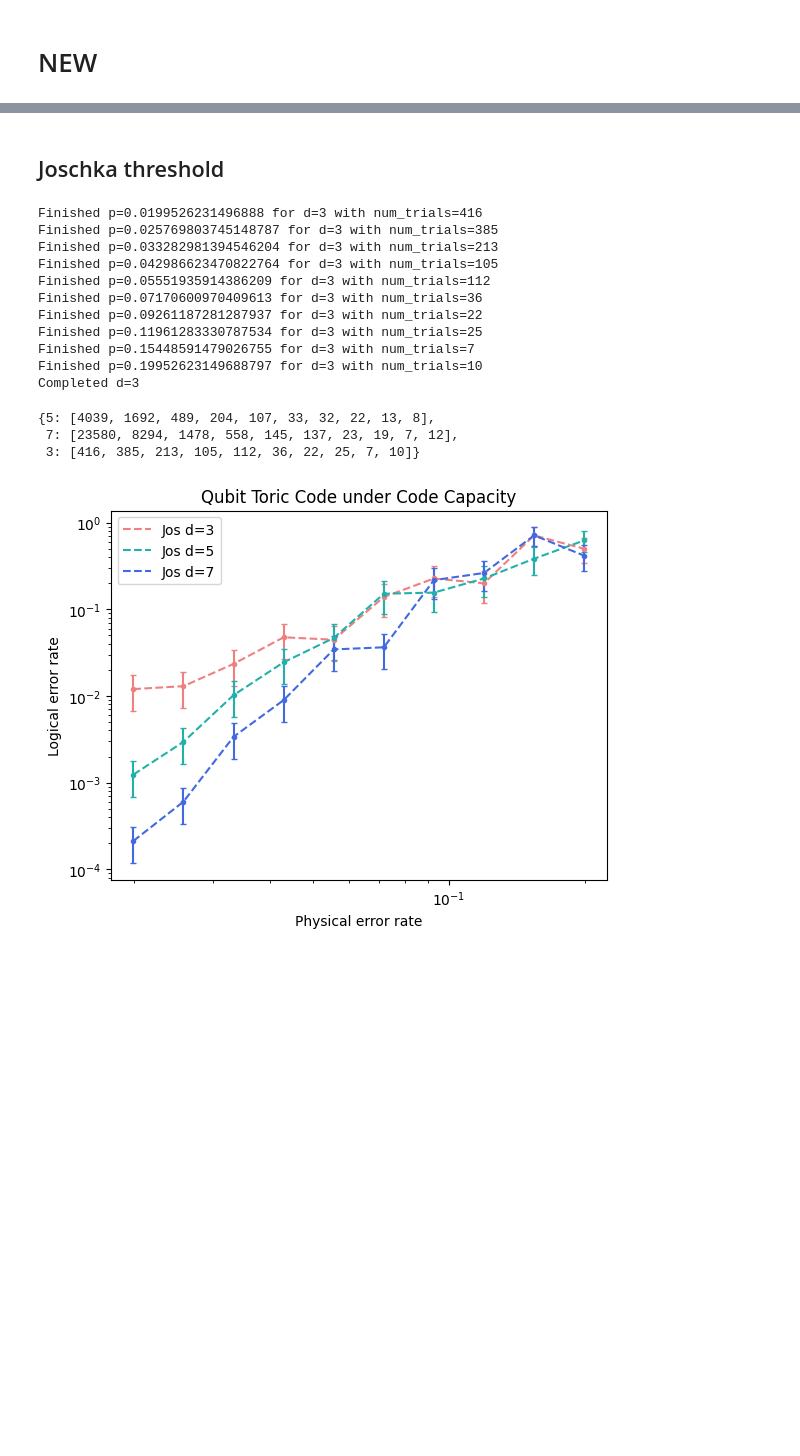
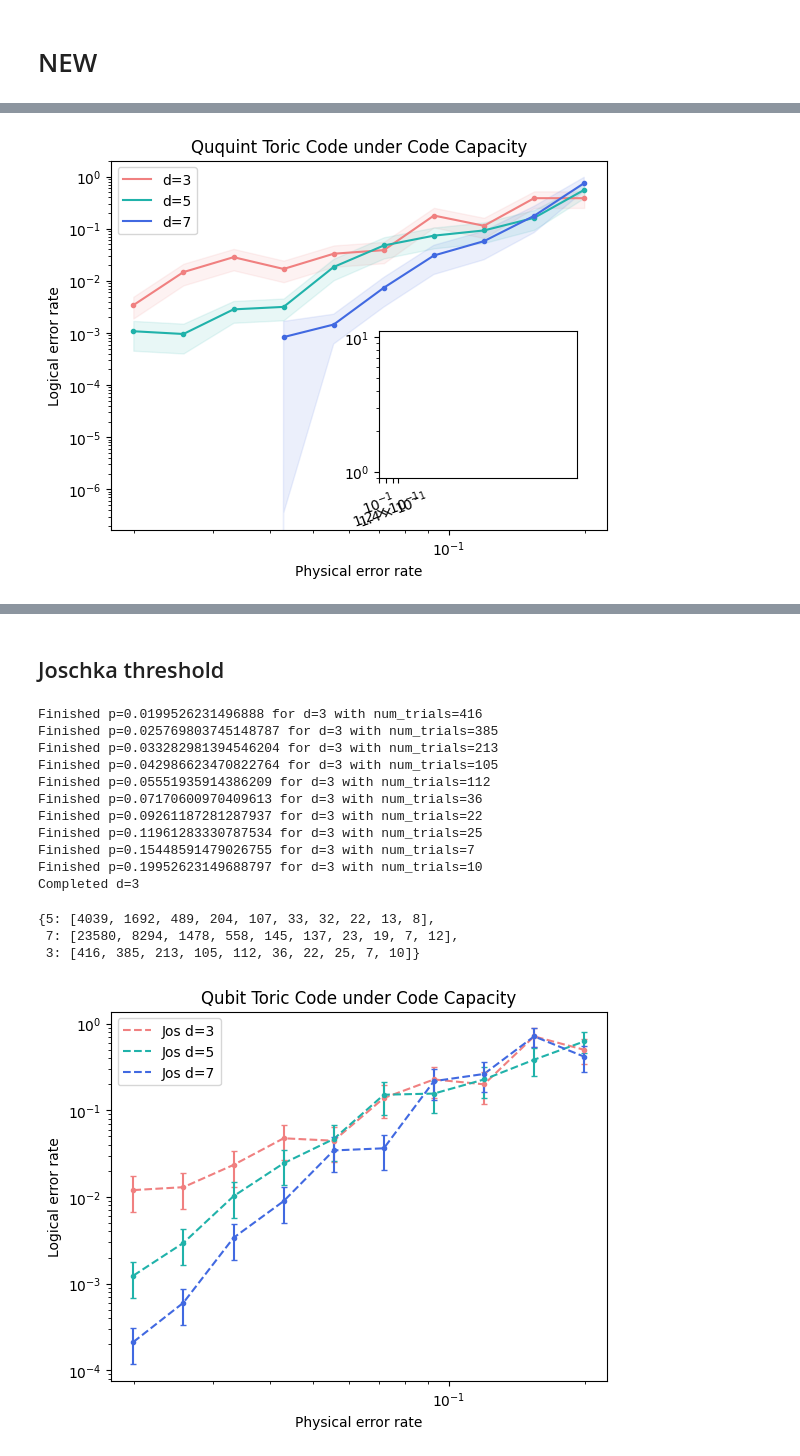
Before and after one commit to e-kneip/bbqudit, a Jupyter notebook: bbq/last_chance.ipynb, the cells around one changed output, grey strips where cells are left out. Cells and saved outputs as stored; diff of their text form; code cells hidden in the pictures; blank space fills up the shorter version.

```diff
--- a/bbq/last_chance.ipynb
+++ b/bbq/last_chance.ipynb
@@ -60,0 +153,65 @@ plt.title('Qudit Toric Code (3x3) under Code Capacity');
+# %%
+results = {3: [1467, 340, 176, 296, 151, 129, 28, 44, 13, 13],
+           5: [2780, 3140, 1764, 1581, 271, 105, 68, 54, 31, 9],
+           7: [np.inf, np.inf, np.inf, 1200, 2067, 407, 98, 52, 17, 4]}
+plot_num_failures = {3: 5,
+                5: [3, 3, 5, 5, 5, 5, 5, 5, 5, 5],
+                7: [0, 0, 0, 1, 3, 3, 3, 3, 3, 3]}
+
+ext_results = {3: [0, 0, 0, 0, 0, 0, 0, 0, 0, 0],
+           5: [0, 0, 0, 0, 0, 0, 0, 0, 0, 0],
+           7: [0, 0, 0, 0, 0, 0, 0, 0, 0, 0]}
+ext_plot_num_failures = {3: 50,
+                5: 50,
+                7: 50}
+
+physical_error = np.flip(np.logspace(-1.7, -0.7, 10))
+ext_physical_error = np.flip(np.logspace(-1, -0.8, 10))
+# %%
+plot_results, plot_error_bars = process_results(results, plot_num_failures)
+ext_plot_results, ext_plot_error_bars = process_results(ext_results, ext_plot_num_failures)
+
+fig, ax = plt.subplots()
+
+x = np.flip(physical_error)
+ext_x = np.flip(ext_physical_error)
+
+ax.loglog(x, plot_results[3], color='lightcoral')
+ax.loglog(x, plot_results[5], color='lightseagreen')
+ax.loglog(x[3:], plot_results[7][3:], color='royalblue')
+
+ax.loglog(x, plot_results[3], '.', color='lightcoral')
+ax.loglog(x, plot_results[5], '.', color='lightseagreen')
+ax.loglog(x[3:], plot_results[7][3:], '.', color='royalblue')
+
+ax.fill_between(x, plot_results[3] - plot_error_bars[3], plot_results[3] + plot_error_bars[3], color='lightcoral', alpha=0.1)
+ax.fill_between(x, plot_results[5] - plot_error_bars[5], plot_results[5] + plot_error_bars[5], color='lightseagreen', alpha=0.1)
+ax.fill_between(x, plot_results[7] - plot_error_bars[7], plot_results[7] + plot_error_bars[7], color='royalblue', alpha=0.1)
+
+axins = ax.inset_axes([0.54, 0.14, 0.4, 0.4])
+axins.set_xscale('log')
+
+axins.loglog(ext_x, ext_plot_results[3], color='lightcoral')
+axins.loglog(ext_x, ext_plot_results[5], color='lightseagreen')
+axins.loglog(ext_x, ext_plot_results[7], color='royalblue')
+
+axins.loglog(ext_x, ext_plot_results[3], '.', color='lightcoral')
+axins.loglog(ext_x, ext_plot_results[5], '.', color='lightseagreen')
+axins.loglog(ext_x, ext_plot_results[7], '.', color='royalblue')
+
+axins.fill_between(ext_x, ext_plot_results[3] - ext_plot_error_bars[3], ext_plot_results[3] + ext_plot_error_bars[3], color='lightcoral', alpha=0.1)
+axins.fill_between(ext_x, ext_plot_results[5] - ext_plot_error_bars[5], ext_plot_results[5] + ext_plot_error_bars[5], color='lightseagreen', alpha=0.1)
+axins.fill_between(ext_x, ext_plot_results[7] - ext_plot_error_bars[7], ext_plot_results[7] + ext_plot_error_bars[7], color='royalblue', alpha=0.1)
+
+axins.tick_params(axis='x', which='major', bottom=True, top=False, labelbottom=True, labelrotation=20)
+
+axins.tick_params(axis='x', which='minor', bottom=False, top=False, labelbottom=False)
+
+axins.set_xticks([0.1, 0.12, 0.14, 0.16])
+
+ax.legend(['d=3', 'd=5', 'd=7'])
+ax.set_xlabel('Physical error rate')
+ax.set_ylabel('Logical error rate')
+ax.set_title('Ququint Toric Code under Code Capacity');
+# %% [output]
+[figure, added]
```
Also changed, not shown: parts of 11 cells of this notebook, 2 other files.
